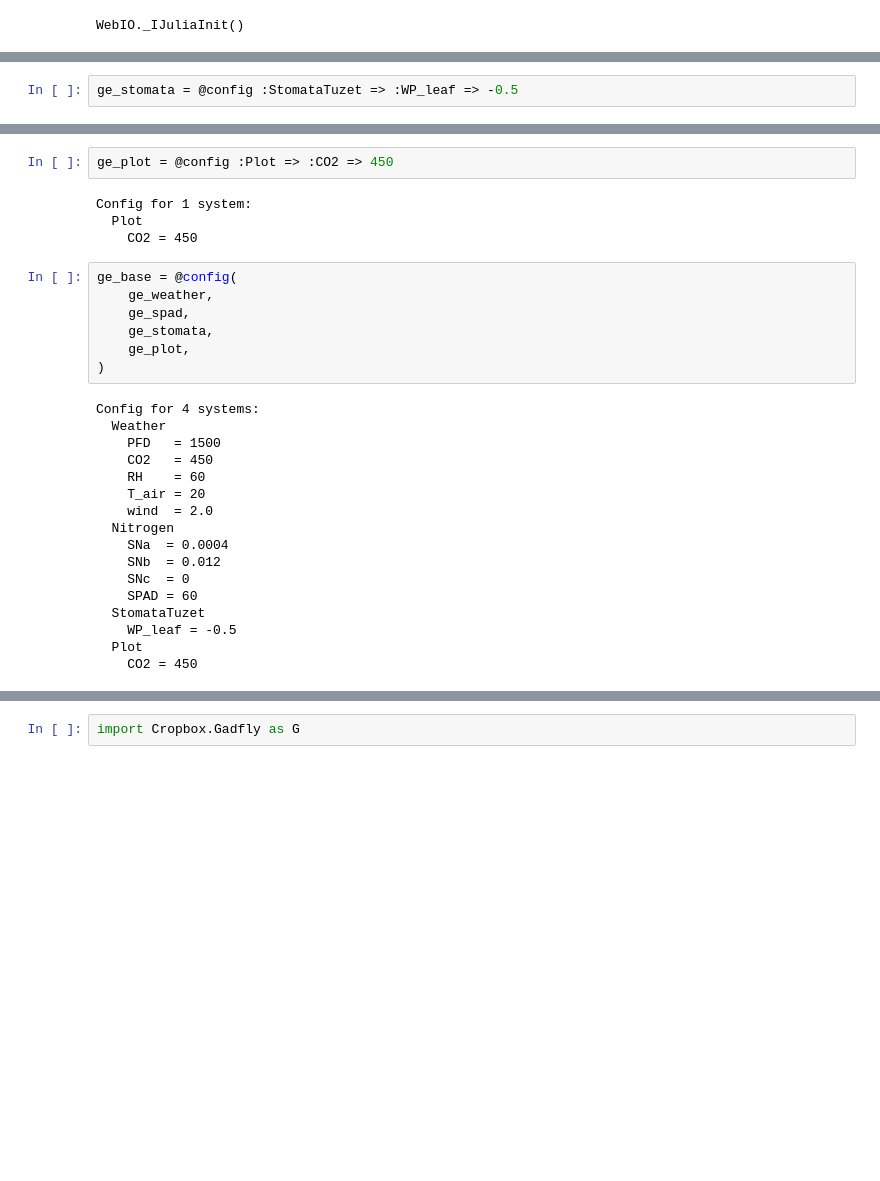
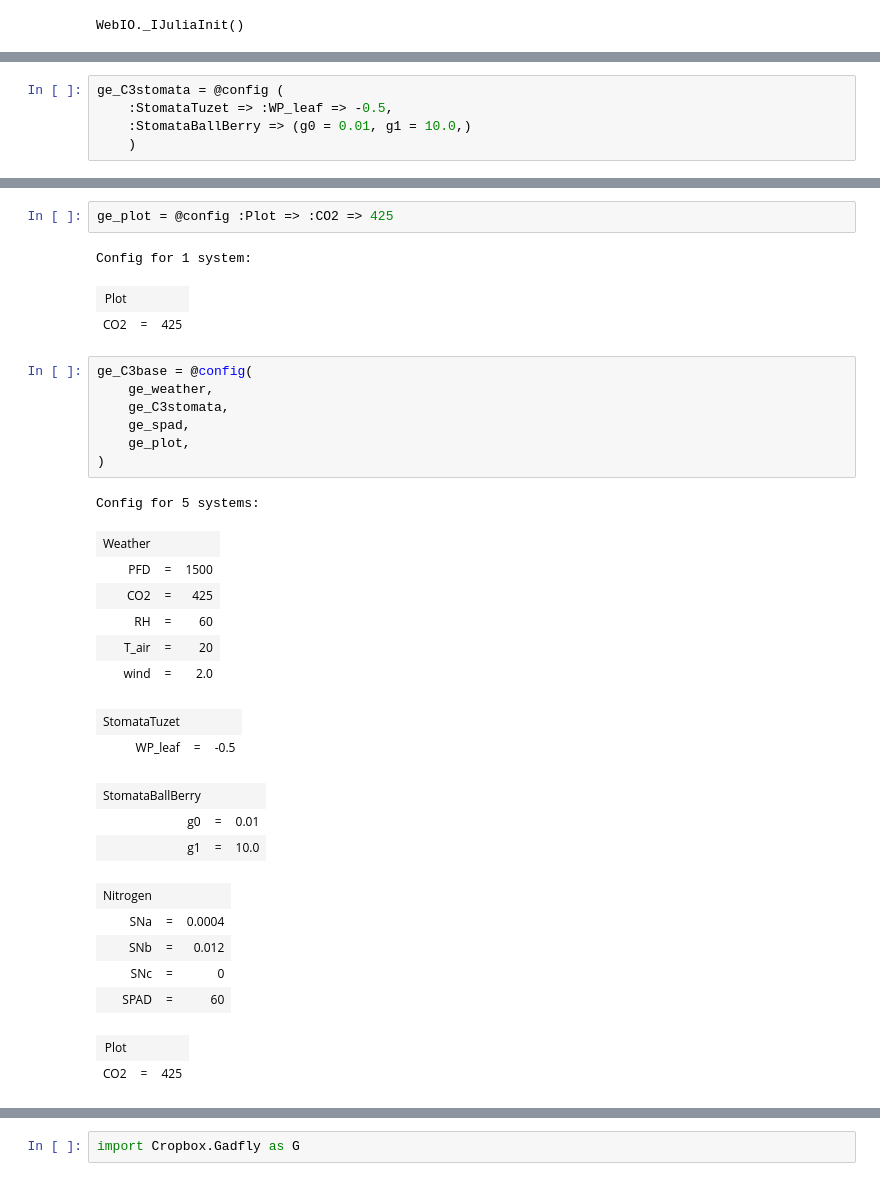
Before and after one commit to uwkimlab/plant_ecophys, a Jupyter notebook: models/gas-exchange/ACiCurve.ipynb, the cells around one changed output, grey strips where cells are left out. Cells and saved outputs as stored; diff of their text form; blank space fills up the shorter version.

Commit message:
Update ACiCurve.ipynb
Added description for A-Ci curve analysis, updated configs for C3 and C4 stomata, and others.

```diff
--- a/models/gas-exchange/ACiCurve.ipynb
+++ b/models/gas-exchange/ACiCurve.ipynb
@@ -58,3 +116,6 @@ Config for 1 system:
 # %%
-ge_stomata = @config :StomataTuzet => :WP_leaf => -0.5
+ge_C3stomata = @config (
+    :StomataTuzet => :WP_leaf => -0.5,
+    :StomataBallBerry => (g0 = 0.01, g1 = 10.0,)
+    )
 # %% [output]
@@ -64,30 +140,33 @@ Config for 1 system:
 # %%
-ge_plot = @config :Plot => :CO2 => 450
+ge_plot = @config :Plot => :CO2 => 425
 # %% [output]
 Config for 1 system:
-  Plot
-    CO2 = 450
+| Plot |  |  |
+| CO2 | = | 425 |
 # %%
-ge_base = @config(
+ge_C3base = @config(
     ge_weather,
+    ge_C3stomata,
     ge_spad,
-    ge_stomata,
     ge_plot,
 )
 # %% [output]
-Config for 4 systems:
-  Weather
-    PFD   = 1500
-    CO2   = 450
-    RH    = 60
-    T_air = 20
-    wind  = 2.0
-  Nitrogen
-    SNa  = 0.0004
-    SNb  = 0.012
-    SNc  = 0
-    SPAD = 60
-  StomataTuzet
-    WP_leaf = -0.5
-  Plot
-    CO2 = 450
+Config for 5 systems:
+| Weather |  |  |
+| PFD | = | 1500 |
+| CO2 | = | 425 |
+| RH | = | 60 |
+| T_air | = | 20 |
+| wind | = | 2.0 |
+| StomataTuzet |  |  |
+| WP_leaf | = | -0.5 |
+| StomataBallBerry |  |  |
+| g0 | = | 0.01 |
+| g1 | = | 10.0 |
+| Nitrogen |  |  |
+| SNa | = | 0.0004 |
+| SNb | = | 0.012 |
+| SNc | = | 0 |
+| SPAD | = | 60 |
+| Plot |  |  |
+| CO2 | = | 425 |
```
Also changed, not shown: parts of 35 cells of this notebook.
